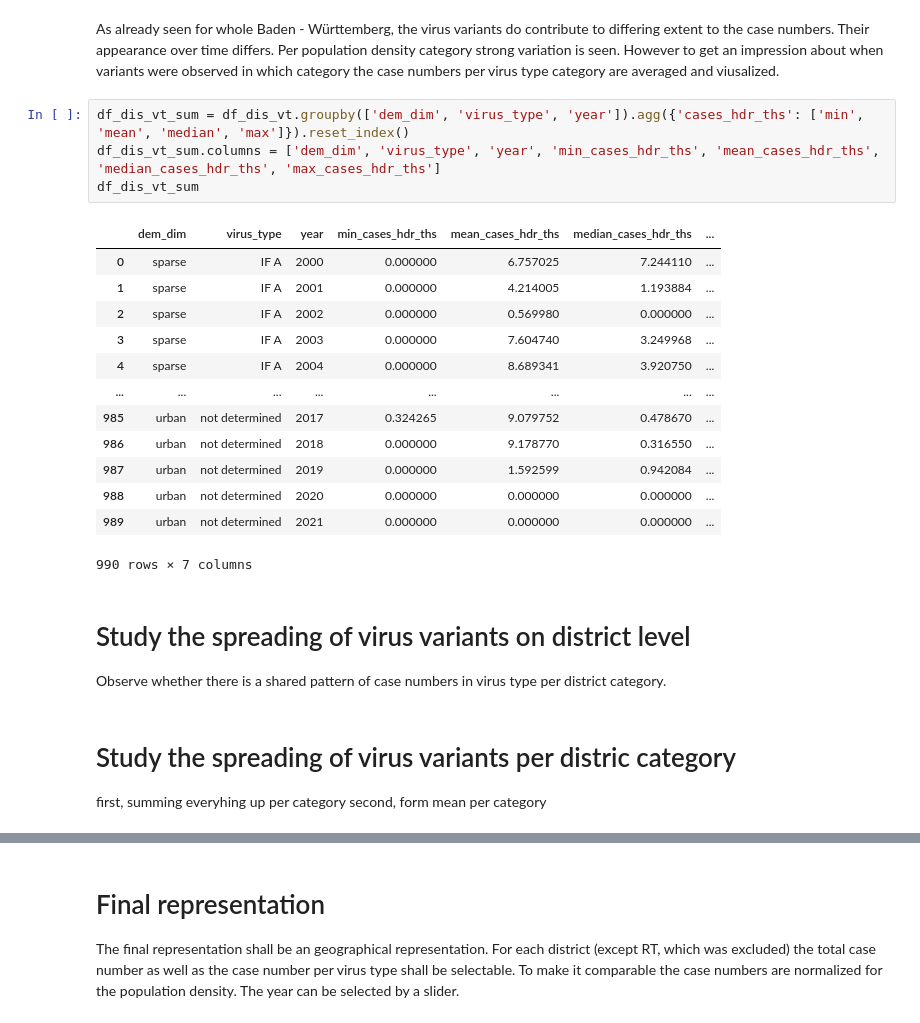
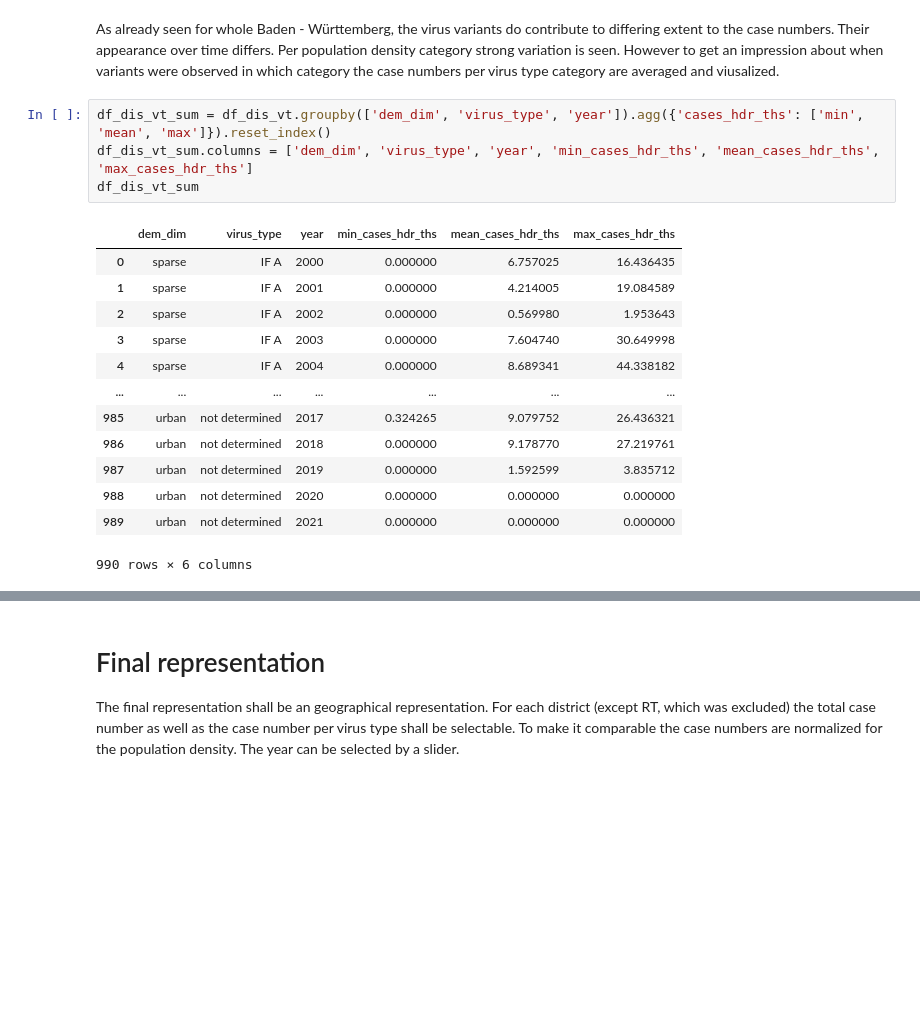
Before and after one commit to ChiaraBecht/programming_1_influenza, a Jupyter notebook: analysis/Final_assignment_Data_Analysis.ipynb, the cells around one changed output, grey strips where cells are left out. Drawn from its saved outputs; the diff is of its cells as text; blank space fills up the shorter version.

```diff
--- a/analysis/Final_assignment_Data_Analysis.ipynb
+++ b/analysis/Final_assignment_Data_Analysis.ipynb
@@ -985,28 +985,20 @@ vt_plot
 # %% [markdown]
 As already seen for whole Baden - Württemberg, the virus variants do contribute to differing extent to the case numbers. Their appearance over time differs. Per population density category strong variation is seen. However to get an impression about when variants were observed in which category the case numbers per virus type category are averaged and viusalized.
 # %%
-df_dis_vt_sum = df_dis_vt.groupby(['dem_dim', 'virus_type', 'year']).agg({'cases_hdr_ths': ['min', 'mean', 'median', 'max']}).reset_index()
-df_dis_vt_sum.columns = ['dem_dim', 'virus_type', 'year', 'min_cases_hdr_ths', 'mean_cases_hdr_ths', 'median_cases_hdr_ths', 'max_cases_hdr_ths']
+df_dis_vt_sum = df_dis_vt.groupby(['dem_dim', 'virus_type', 'year']).agg({'cases_hdr_ths': ['min', 'mean', 'max']}).reset_index()
+df_dis_vt_sum.columns = ['dem_dim', 'virus_type', 'year', 'min_cases_hdr_ths', 'mean_cases_hdr_ths', 'max_cases_hdr_ths']
 df_dis_vt_sum
 # %% [output]
-|  | dem_dim | virus_type | year | min_cases_hdr_ths | mean_cases_hdr_ths | median_cases_hdr_ths | ... |
-| 0 | sparse | IF A | 2000 | 0.000000 | 6.757025 | 7.244110 | ... |
-| 1 | sparse | IF A | 2001 | 0.000000 | 4.214005 | 1.193884 | ... |
-| 2 | sparse | IF A | 2002 | 0.000000 | 0.569980 | 0.000000 | ... |
-| 3 | sparse | IF A | 2003 | 0.000000 | 7.604740 | 3.249968 | ... |
-| 4 | sparse | IF A | 2004 | 0.000000 | 8.689341 | 3.920750 | ... |
-| ... | ... | ... | ... | ... | ... | ... | ... |
-| 985 | urban | not determined | 2017 | 0.324265 | 9.079752 | 0.478670 | ... |
-| 986 | urban | not determined | 2018 | 0.000000 | 9.178770 | 0.316550 | ... |
-| 987 | urban | not determined | 2019 | 0.000000 | 1.592599 | 0.942084 | ... |
-| 988 | urban | not determined | 2020 | 0.000000 | 0.000000 | 0.000000 | ... |
-| 989 | urban | not determined | 2021 | 0.000000 | 0.000000 | 0.000000 | ... |
+|  | dem_dim | virus_type | year | min_cases_hdr_ths | mean_cases_hdr_ths | max_cases_hdr_ths |
+| 0 | sparse | IF A | 2000 | 0.000000 | 6.757025 | 16.436435 |
+| 1 | sparse | IF A | 2001 | 0.000000 | 4.214005 | 19.084589 |
+| 2 | sparse | IF A | 2002 | 0.000000 | 0.569980 | 1.953643 |
+| 3 | sparse | IF A | 2003 | 0.000000 | 7.604740 | 30.649998 |
+| 4 | sparse | IF A | 2004 | 0.000000 | 8.689341 | 44.338182 |
+| ... | ... | ... | ... | ... | ... | ... |
+| 985 | urban | not determined | 2017 | 0.324265 | 9.079752 | 26.436321 |
+| 986 | urban | not determined | 2018 | 0.000000 | 9.178770 | 27.219761 |
+| 987 | urban | not determined | 2019 | 0.000000 | 1.592599 | 3.835712 |
+| 988 | urban | not determined | 2020 | 0.000000 | 0.000000 | 0.000000 |
+| 989 | urban | not determined | 2021 | 0.000000 | 0.000000 | 0.000000 |
-990 rows × 7 columns
+990 rows × 6 columns
-# %% [markdown]
-# Study the spreading of virus variants on district level
-
-Observe whether there is a shared pattern of case numbers in virus type per district category.
-# %% [markdown]
-# Study the spreading of virus variants per distric category
-first, summing everyhing up per category
-second, form mean per category
```
Also changed, not shown: parts of 3 cells of this notebook.
